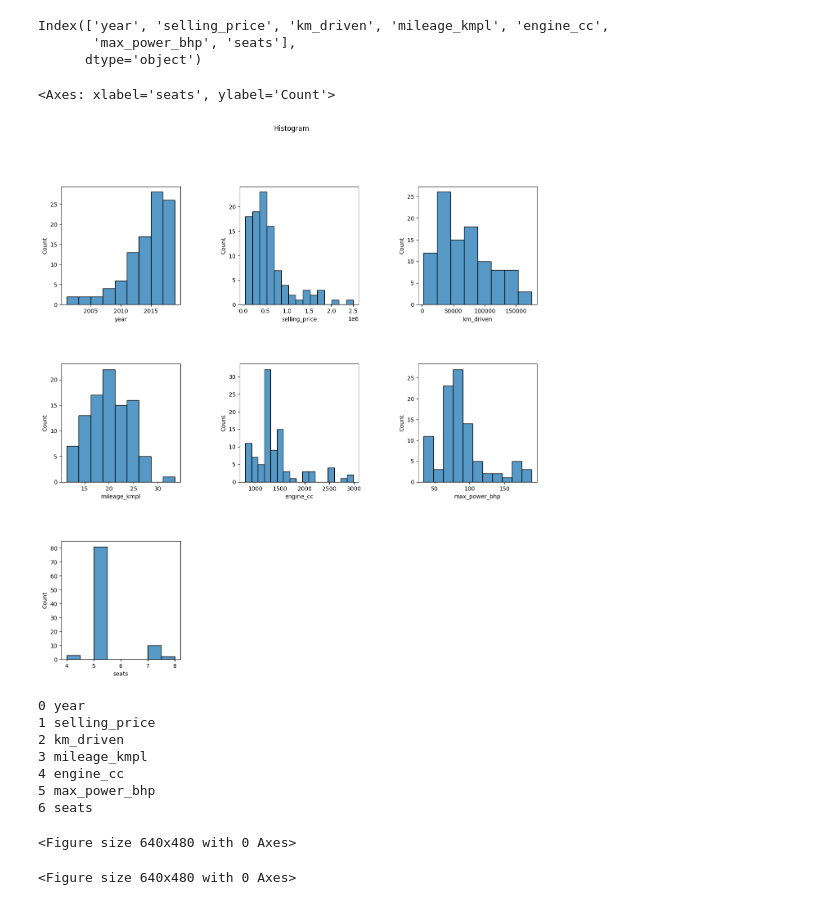
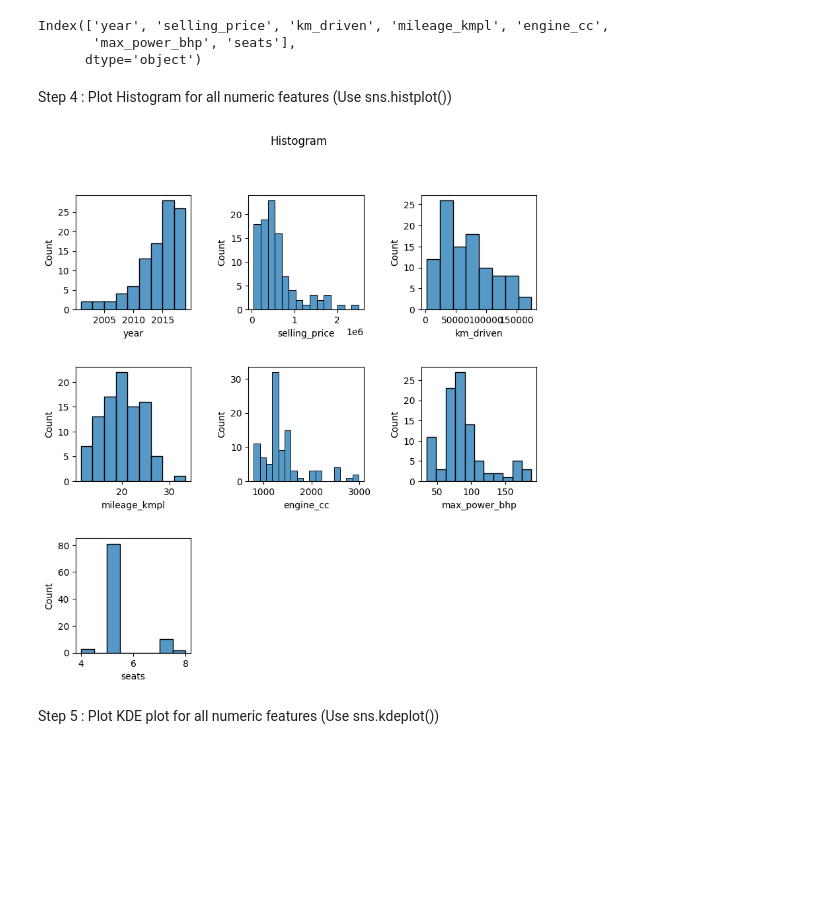
Before and after one commit to Asyfulazhim/peneraju_machine_learning, a Jupyter notebook: E-Box/idesign17_ML4.ipynb, the cells around one changed output. Drawn from its saved outputs; the diff is of its cells as text; code cells hidden in the pictures; blank space fills up the shorter version.

```diff
--- a/E-Box/idesign17_ML4.ipynb
+++ b/E-Box/idesign17_ML4.ipynb
@@ -141,52 +141,19 @@ num_cols.columns
 Index(['year', 'selling_price', 'km_driven', 'mileage_kmpl', 'engine_cc',
        'max_power_bhp', 'seats'],
       dtype='object')
-# %%
-cols = 3
-rows = 3
-fig = plt.figure(figsize=(cols*5, rows*5))
-plt.subplots_adjust(hspace=0.5, wspace=0.5)
-plt.suptitle("Histogram")
-#fig = plt.figure(figsize=(cols*5, rows*5))
-plt.suptitle("Histogram")
-sns.histplot(x = num_cols['year'], ax = fig.add_subplot(3,3,1))
-sns.histplot(x = num_cols['selling_price'], ax = fig.add_subplot(3,3,2))
-sns.histplot(x = num_cols['km_driven'], ax = fig.add_subplot(3,3,3))
-sns.histplot(x = num_cols['mileage_kmpl'], ax = fig.add_subplot(3,3,4))
-sns.histplot(x = num_cols['engine_cc'], ax = fig.add_subplot(3,3,5))
-sns.histplot(x = num_cols['max_power_bhp'], ax = fig.add_subplot(3,3,6))
-sns.histplot(x = num_cols['seats'], ax = fig.add_subplot(3,3,7))
-# %% [output]
-<Axes: xlabel='seats', ylabel='Count'>
-[figure, removed]
-# %%
-cols = 3
-rows = 3
-fig = plt.figure(figsize=(cols*5, rows*5))
-plt.subplots_adjust(hspace=0.5, wspace=0.5)
-plt.suptitle("Histogram")
-#fig = plt.figure(figsize=(cols*5, rows*5))
-plt.suptitle("Histogram")
-sns.histplot(x = num_cols['year'], ax = fig.add_subplot(3,3,1))
-sns.histplot(x = num_cols['selling_price'], ax = fig.add_subplot(3,3,2))
-sns.histplot(x = num_cols['km_driven'], ax = fig.add_subplot(3,3,3))
-sns.histplot(x = num_cols['mileage_kmpl'], ax = fig.add_subplot(3,3,4))
-sns.histplot(x = num_cols['engine_cc'], ax = fig.add_subplot(3,3,5))
-sns.histplot(x = num_cols['max_power_bhp'], ax = fig.add_subplot(3,3,6))
-sns.histplot(x = num_cols['seats'], ax = fig.add_subplot(3,3,7))
-# %% [output]
-0 year
-1 selling_price
-2 km_driven
-3 mileage_kmpl
-4 engine_cc
-5 max_power_bhp
-6 seats
-<Figure size 640x480 with 0 Axes>
+# %% [markdown]
+Step 4 : Plot  Histogram for all numeric features (Use sns.histplot())
 # %%
+cols = 3
+rows = 3
+fig = plt.figure(figsize=(cols*3, rows*3))
+plt.subplots_adjust(hspace=0.5, wspace=0.5)
 plt.suptitle("Histogram")
 for i, col in enumerate(num_cols):
     ax=fig.add_subplot(rows,cols,i+1)
     sns.histplot(x = num_cols[col], ax = ax)
+plt.savefig("uahistogram.png")
 # %% [output]
-<Figure size 640x480 with 0 Axes>
+[figure, added]
+# %% [markdown]
+Step 5 : Plot KDE plot for all numeric features (Use sns.kdeplot())
```
Also changed, not shown: parts of 11 cells of this notebook, 7 other files.
